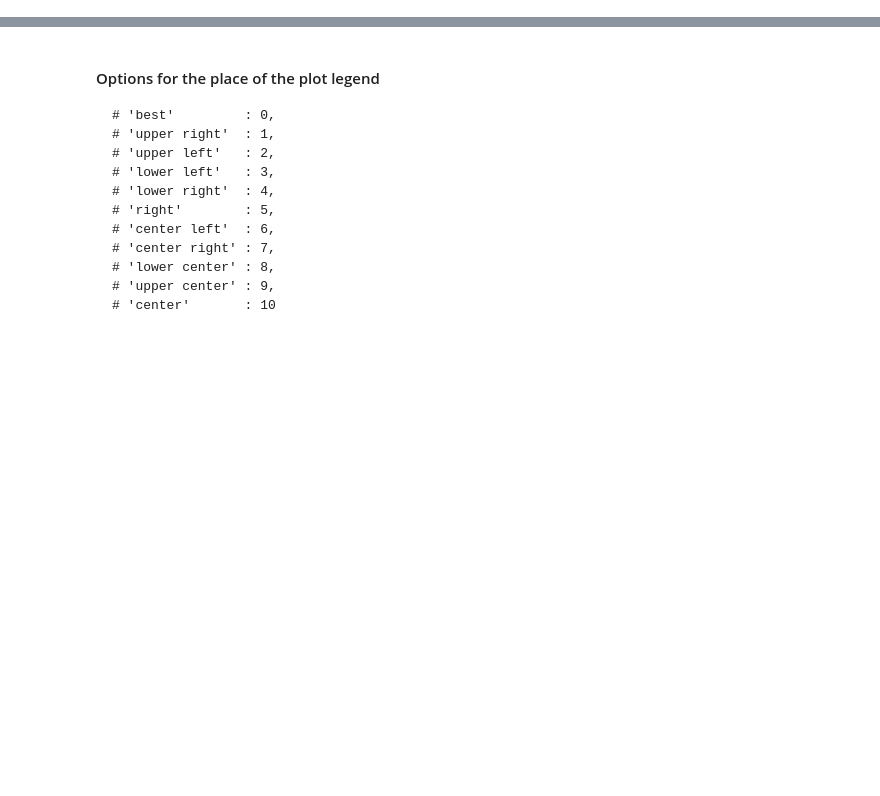
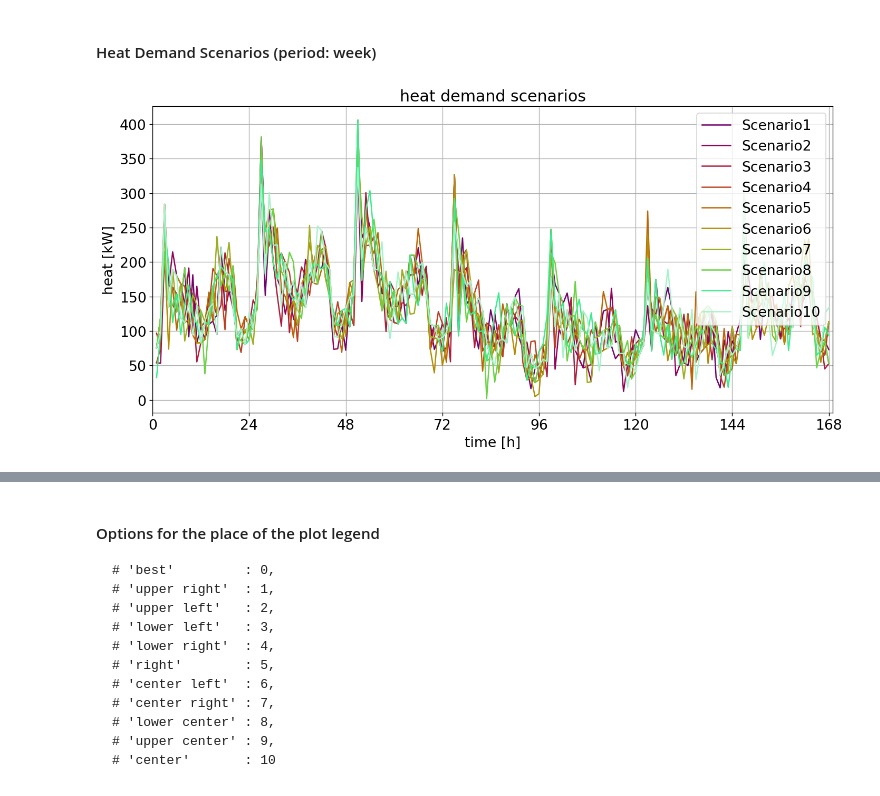
Before and after one commit to 0815Paul/SPMA, a Jupyter notebook: postprocessing/postprocessing.ipynb, the cells around one changed output, grey strips where cells are left out. Saved outputs shown, nothing was run; the diff lists cells and outputs as text; code cells hidden in the pictures; blank space fills up the shorter version.

```diff
--- a/postprocessing/postprocessing.ipynb
+++ b/postprocessing/postprocessing.ipynb
@@ -210,0 +266,47 @@ color_mapping['predicted_heat_price'] = 'green'
+# %% [markdown]
+#### Heat Demand Scenarios (period: week)
+# %%
+# Adjustable Parameters
+params_to_plot = ['heat_demand_scenario']
+scenarios_to_plot = ['Scenario1', 'Scenario2', 'Scenario3', 'Scenario4', 'Scenario5', 'Scenario6', 'Scenario7', 'Scenario8', 'Scenario9', 'Scenario10']
+
+data_to_plot = []
+labels = []
+
+for param in params_to_plot:
+    for scenario in scenarios_to_plot:
+        column_name = f'{scenario}.{param}'
+        if column_name in df_stochastic_week.columns:
+            data_to_plot.append(df_stochastic_week[column_name])
+            labels.append(scenario)
+        else:
+            print(f"Spalte {column_name} existiert nicht in df_stochastic.")
+
+# Get corresponding colors directly from the color mapping (fixed for each scenario)
+plot_colors = [color_mapping[scenario] for scenario in scenarios_to_plot]
+
+# Define font sizes
+fontsize_title = 18
+fontsize_label = 16
+fontsize_ticks = 16
+
+# Create the plot
+fig, ax = plt.subplots(figsize=(12, 6), dpi=120)
+
+# Plot the scenarios
+for i, data in enumerate(data_to_plot):
+    ax.plot(df_stochastic_week.index, data, label=labels[i], color=plot_colors[i])
+
+ax.set_title('heat demand scenarios', fontsize=fontsize_title)
+ax.grid()
+ax.set_ylabel("heat [kW]", fontsize=fontsize_label)
+ax.set_xlabel("time [h]", fontsize=fontsize_label)
+ax.legend(loc=1, fontsize=fontsize_ticks)
+ax.set_xticks(range(0, len(df_stochastic_week)+1, 24))
+ax.set_xticklabels(range(0, len(df_stochastic_week)+1, 24), fontsize=fontsize_label)
+ax.set_xlim([0, len(df_stochastic_week)+1])
+ax.tick_params(axis='both', labelsize=fontsize_ticks)
+
+plt.tight_layout()
+# %% [output]
+[figure, added]
```
Also changed, not shown: parts of 23 cells of this notebook, 42 other files.
